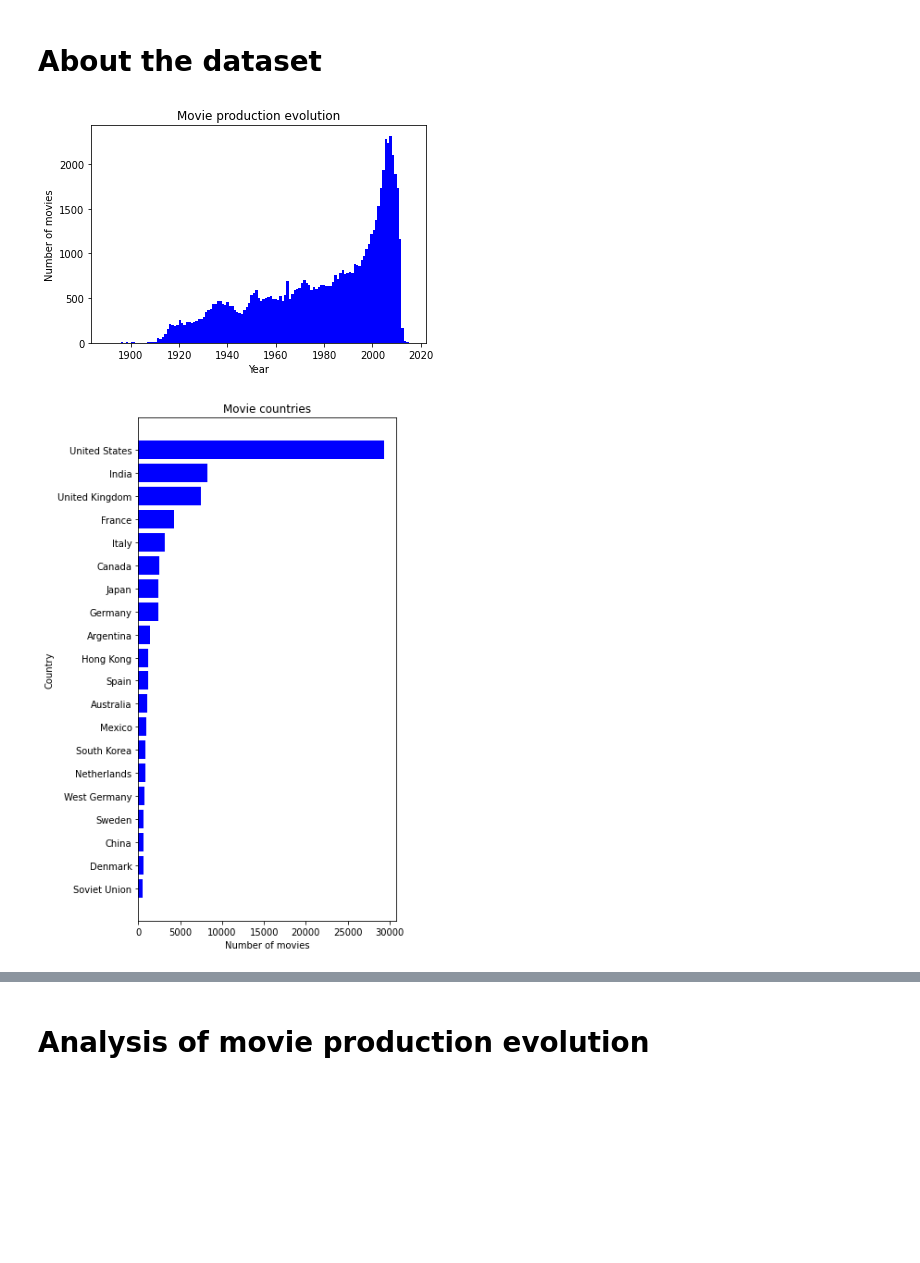
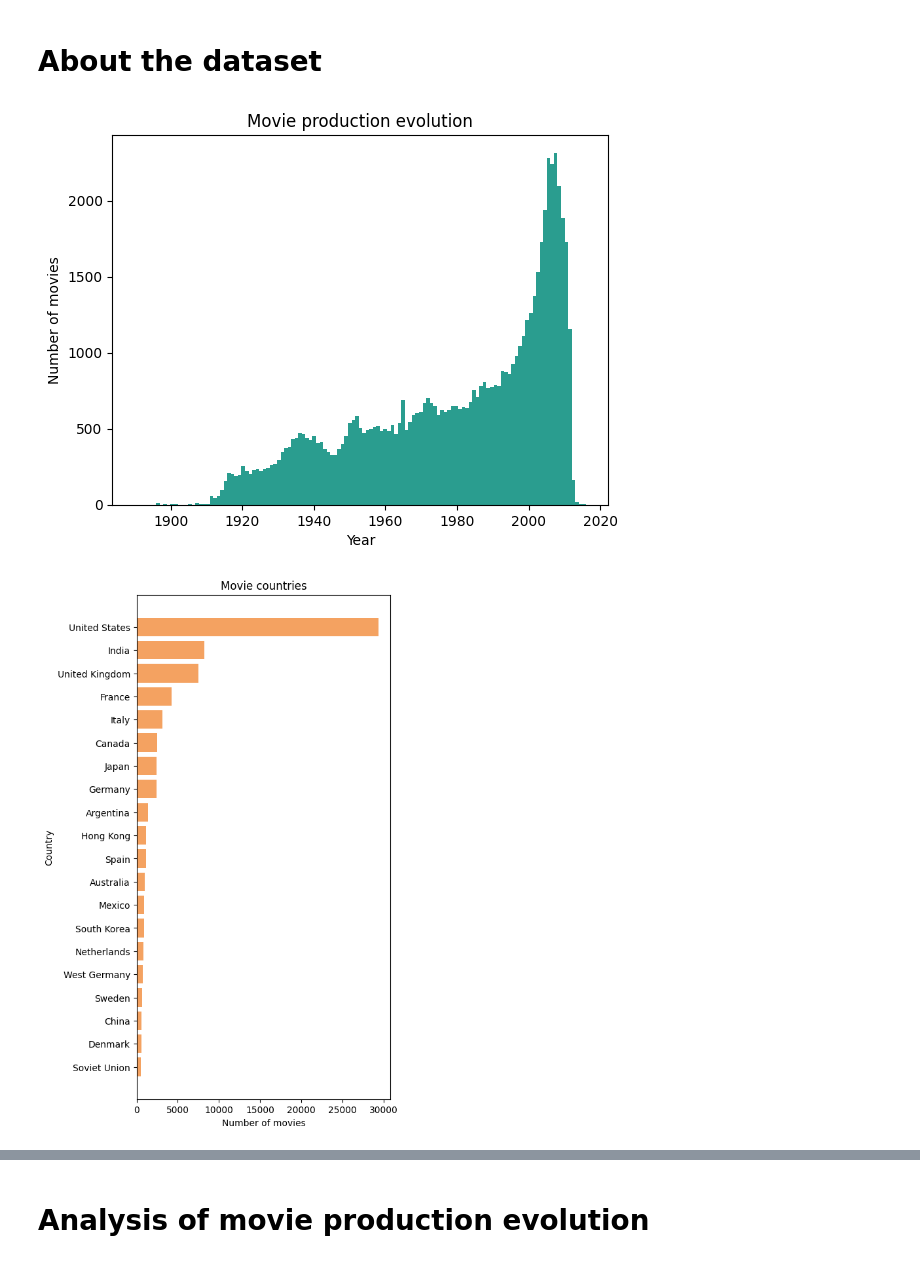
Before and after one commit to epfl-ada/ada-2022-project-r4d4r, a Jupyter notebook: %%BigNotebook.ipynb, the cells around one changed output, grey strips where cells are left out. Cells and saved outputs as stored; diff of their text form; code cells hidden in the pictures; blank space fills up the shorter version.

Commit message:
voila Blanche ton graphe

```diff
--- a/%%BigNotebook.ipynb
+++ b/%%BigNotebook.ipynb
@@ -346,23 +369,23 @@ MOVIE_DATA.to_csv("data/movie_processed.csv")
 # About the dataset
 # %%
 fig, ax = plt.subplots()
-ax.hist(MOVIE_DATA["movie_release_year"],bins=int(max(MOVIE_DATA["movie_release_year"])-min(MOVIE_DATA["movie_release_year"])+1), color="blue")
+ax.hist(MOVIE_DATA["movie_release_year"], bins=int(max(MOVIE_DATA["movie_release_year"]) - min(MOVIE_DATA["movie_release_year"]) + 1), color="#2a9d8f")
 ax.set_xlabel("Year")
 ax.set_ylabel("Number of movies")
 ax.set_title("Movie production evolution")
 plt.show()
 # %% [output]
-[figure, old version]
+[figure, new version]
 # %%
 country_data = MOVIE_DATA["countries"].explode().value_counts()[:20].sort_values(ascending=True)
 fig, ax = plt.subplots(figsize=(5,10))
-ax.barh(country_data.index, country_data.values, color="blue")
+ax.barh(country_data.index, np.array(country_data.values), color="#f4a261")
 ax.set_ylabel("Country")
 ax.set_xlabel("Number of movies")
 ax.set_title("Movie countries")
 plt.show()
 # %% [output]
-[figure, old version]
+[figure, new version]
 # %%
 language_data = MOVIE_DATA["languages"].explode().value_counts()[:20].sort_values(ascending=True)
 fig, ax = plt.subplots(figsize=(5,10))
```
Also changed, not shown: parts of 21 cells of this notebook, 1 other file.
